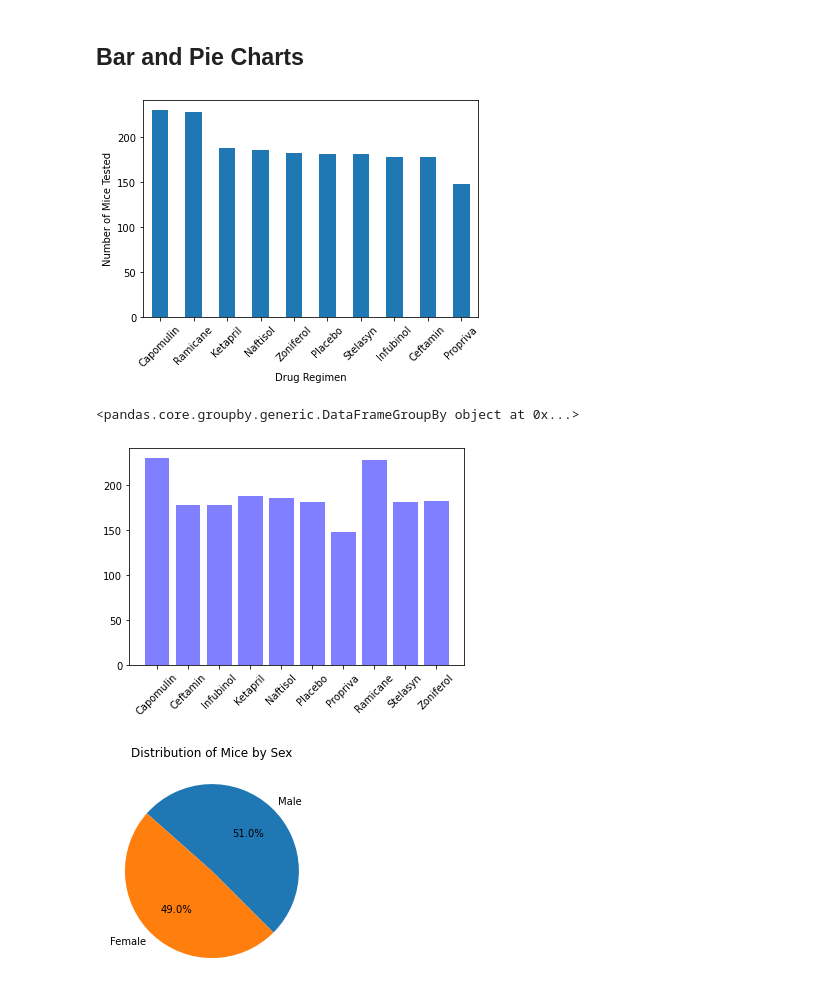
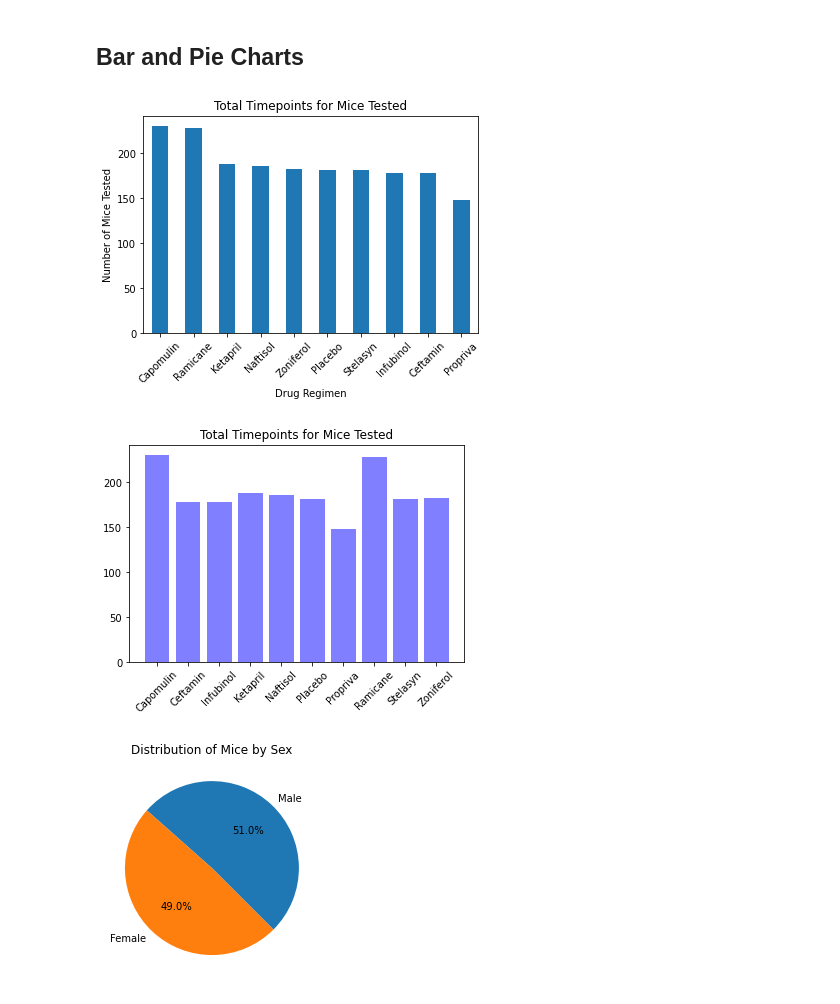
Before and after one commit to oleckie/Matplotlib-The_Power_of_Plots, a Jupyter notebook: Pymaceuticals/pymaceuticals_starter.ipynb, the cells around one changed output. Saved outputs shown, nothing was run; the diff lists cells and outputs as text; code cells hidden in the pictures.

```diff
--- a/Pymaceuticals/pymaceuticals_starter.ipynb
+++ b/Pymaceuticals/pymaceuticals_starter.ipynb
@@ -145,43 +149,44 @@ total_summary_df
 # %%
 # Generate a bar plot showing the total number of timepoints for all mice tested for each drug regimen using Pandas.
 #regimen = clean_data_df["Drug Regimen"].value_counts()
 #timepoints = clean_data_df["Timepoint"].count()
 
 #regimen_and_timepoints = regimen.add(timepoints, fill_value=0)
 
 #regimen_and_timepoints.plot(kind="bar", figsize=(8,6), facecolor="red")
 #-----------------------------------------------------------------------------------------------------------------------
 
 # Generate a bar plot showing the total number of timepoints for all mice tested for each drug regimen using Pandas.
 counts = clean_data_df['Drug Regimen'].value_counts()
 counts.plot(kind="bar")
 plt.xlabel("Drug Regimen")
 plt.xticks(rotation=45)
 plt.ylabel("Number of Mice Tested")
+plt.title("Total Timepoints for Mice Tested")
 plt.show()
 # %% [output]
-[figure, old version]
+[figure, new version]
 # %%
 # Generate a bar plot showing the total number of timepoints for all mice tested for each drug regimen using pyplot.
 
 #grouping by player
 mice_group = clean_data_df.groupby("Drug Regimen")
-print(mice_group)
+#print(mice_group)
 #regimen totals
 regimen_totals_df = mice_group["Timepoint"].count()
-regimen_totals_df.shape
+#regimen_totals_df.shape
 
 #create list for y-axis
 py_y_axis = list(regimen_totals_df)
-py_y_axis
+#py_y_axis
 
 #extract info for x-axis
 py_x_data = regimen_totals_df.reset_index()
-py_x_data
+#py_x_data
 
 #create list for x-axis
 py_x_data_list = list(py_x_data["Drug Regimen"])
-py_x_data_list
+#py_x_data_list
 
 #create an array to give a numeric value for the x axis data
 py_x_axis = np.arange(len(py_x_data_list))
@@ -193,11 +198,11 @@ plt.bar(py_x_axis, py_y_axis, color='b', alpha=0.5, align="center")
 tick_locations = [value for value in py_x_axis]
 plt.xticks(tick_locations, py_x_data_list)
 plt.xticks(rotation=45)
+plt.title("Total Timepoints for Mice Tested")
 
 plt.show()
 # %% [output]
-<pandas.core.groupby.generic.DataFrameGroupBy object at 0x...>
-[figure, old version]
+[figure, new version]
 # %%
 # Generate a pie plot showing the distribution of female versus male mice using Pandas
 #group by gender
```
Also changed, not shown: parts of 5 cells of this notebook.
